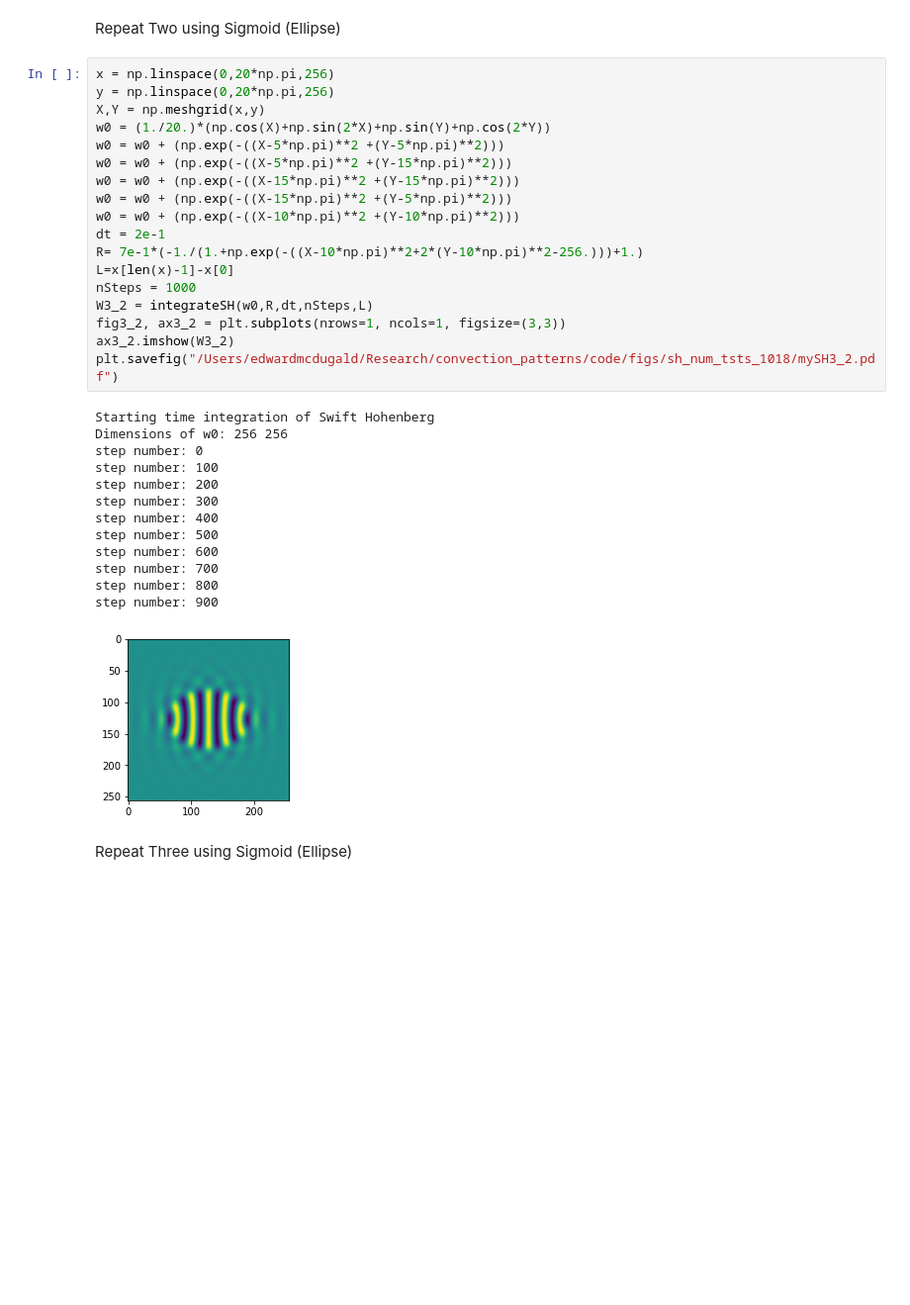
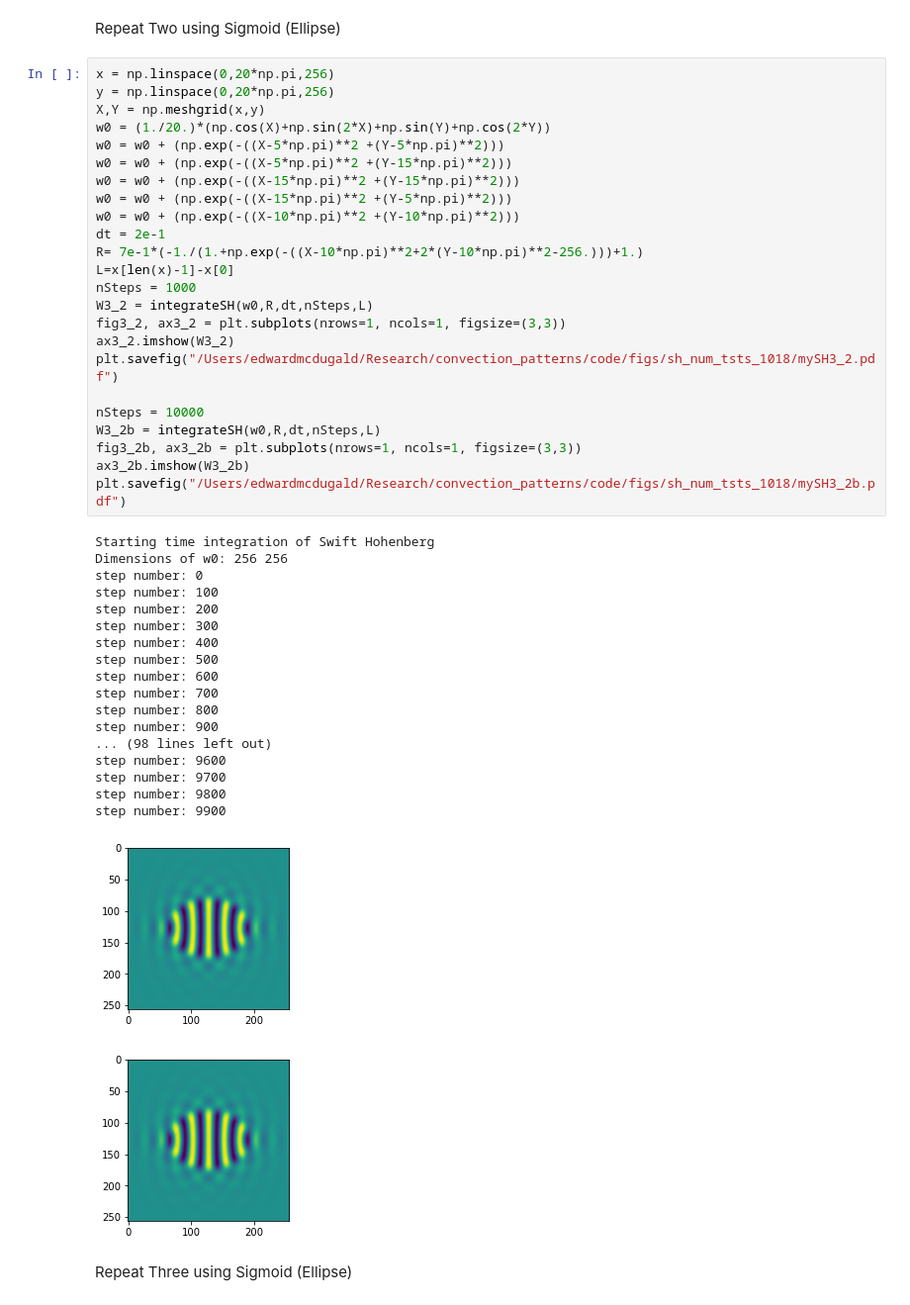
Before and after one commit to EMcDugald/convection_patterns_wip, a Jupyter notebook: code/SH_numerics_notebooks/solve_SH1.ipynb, the cells around one changed output. Shown at 99% size. Saved outputs shown, nothing was run; the diff lists cells and outputs as text; blank space fills up the shorter version.

```diff
--- a/code/SH_numerics_notebooks/solve_SH1.ipynb
+++ b/code/SH_numerics_notebooks/solve_SH1.ipynb
@@ -304,32 +304,44 @@ x = np.linspace(0,20*np.pi,256)
 y = np.linspace(0,20*np.pi,256)
 X,Y = np.meshgrid(x,y)
 w0 = (1./20.)*(np.cos(X)+np.sin(2*X)+np.sin(Y)+np.cos(2*Y))
 w0 = w0 + (np.exp(-((X-5*np.pi)**2 +(Y-5*np.pi)**2)))
 w0 = w0 + (np.exp(-((X-5*np.pi)**2 +(Y-15*np.pi)**2)))
 w0 = w0 + (np.exp(-((X-15*np.pi)**2 +(Y-15*np.pi)**2)))
 w0 = w0 + (np.exp(-((X-15*np.pi)**2 +(Y-5*np.pi)**2)))
 w0 = w0 + (np.exp(-((X-10*np.pi)**2 +(Y-10*np.pi)**2)))
 dt = 2e-1
 R= 7e-1*(-1./(1.+np.exp(-((X-10*np.pi)**2+2*(Y-10*np.pi)**2-256.)))+1.)
 L=x[len(x)-1]-x[0]
 nSteps = 1000
 W3_2 = integrateSH(w0,R,dt,nSteps,L)
 fig3_2, ax3_2 = plt.subplots(nrows=1, ncols=1, figsize=(3,3))
 ax3_2.imshow(W3_2)
 plt.savefig("/Users/edwardmcdugald/Research/convection_patterns/code/figs/sh_num_tsts_1018/mySH3_2.pdf")
+
+nSteps = 10000
+W3_2b = integrateSH(w0,R,dt,nSteps,L)
+fig3_2b, ax3_2b = plt.subplots(nrows=1, ncols=1, figsize=(3,3))
+ax3_2b.imshow(W3_2b)
+plt.savefig("/Users/edwardmcdugald/Research/convection_patterns/code/figs/sh_num_tsts_1018/mySH3_2b.pdf")
 # %% [output]
 Starting time integration of Swift Hohenberg
 Dimensions of w0: 256 256
 step number: 0
 step number: 100
 step number: 200
 step number: 300
 step number: 400
 step number: 500
 step number: 600
 step number: 700
 step number: 800
 step number: 900
+... (98 lines left out)
+step number: 9600
+step number: 9700
+step number: 9800
+step number: 9900
 [figure]
+[figure, added]
 # %% [markdown]
 Repeat Three using Sigmoid (Ellipse)
```
Also changed, not shown: parts of 3 cells of this notebook.
